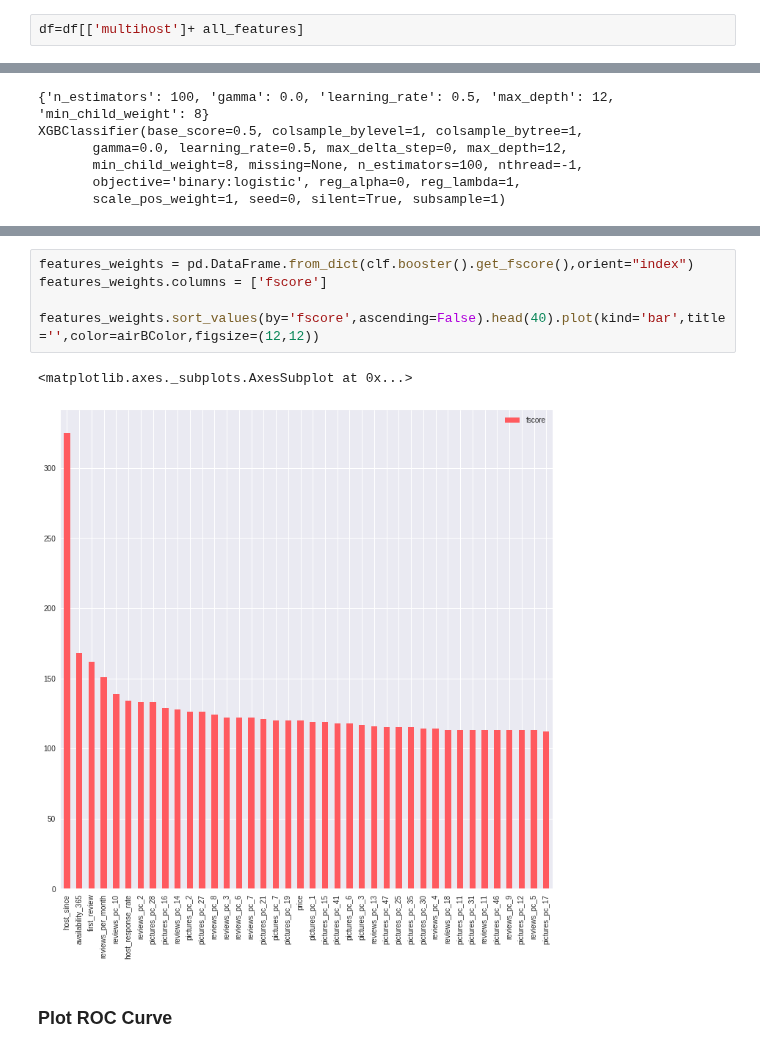
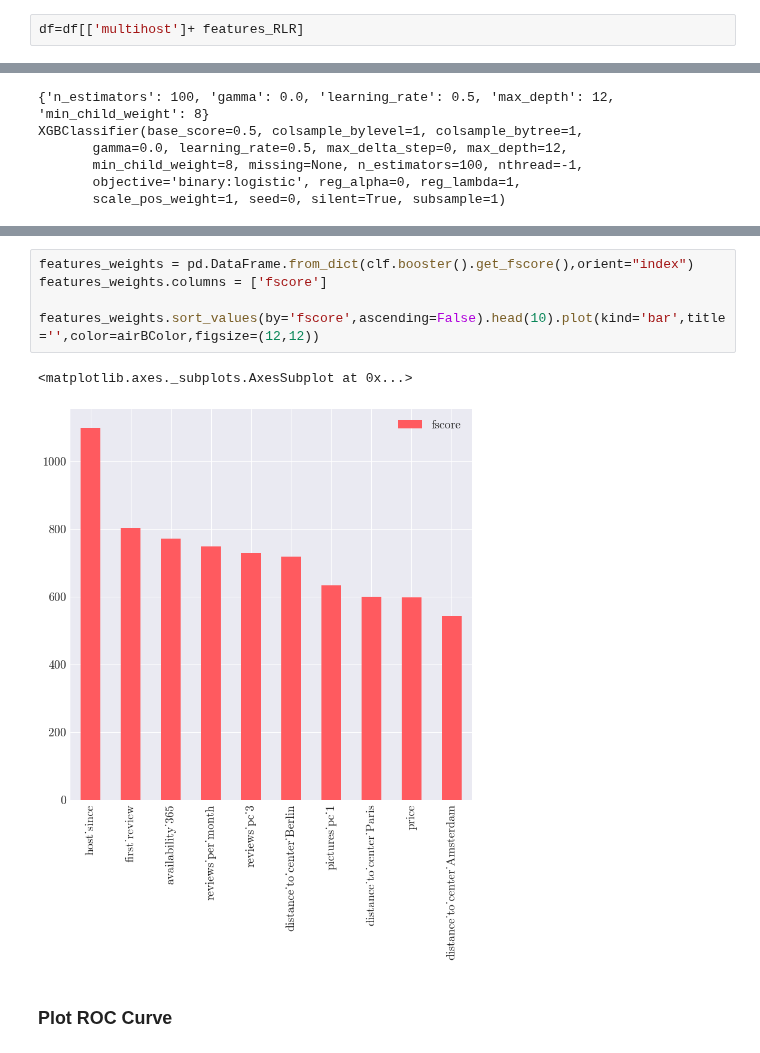
Before and after one commit to clementlefevre/udacity_ML, a Jupyter notebook: capstone_project/src/python/Model selection - All cities.ipynb, the cells around one changed output, grey strips where cells are left out. Drawn from its saved outputs; the diff is of its cells as text.

```diff
--- a/capstone_project/src/python/Model selection - All cities.ipynb
+++ b/capstone_project/src/python/Model selection - All cities.ipynb
@@ -74,5 +74,5 @@ df.shape
 # %%
-df=df[['multihost']+ all_features]
+df=df[['multihost']+ features_RLR]
 # %%
 df.shape
 # %% [output]
@@ -283,11 +282,11 @@ avg / total       0.84      0.84      0.84       468
 # %%
 features_weights = pd.DataFrame.from_dict(clf.booster().get_fscore(),orient="index")
 features_weights.columns = ['fscore']
 
-features_weights.sort_values(by='fscore',ascending=False).head(40).plot(kind='bar',title='',color=airBColor,figsize=(12,12))
+features_weights.sort_values(by='fscore',ascending=False).head(10).plot(kind='bar',title='',color=airBColor,figsize=(12,12))
 # %% [output]
 <matplotlib.axes._subplots.AxesSubplot at 0x...>
-[figure, old version]
+[figure, new version]
 # %% [markdown]
 ### Plot ROC Curve
 # %%
```
Also changed, not shown: parts of 15 cells of this notebook, 25 other files.
